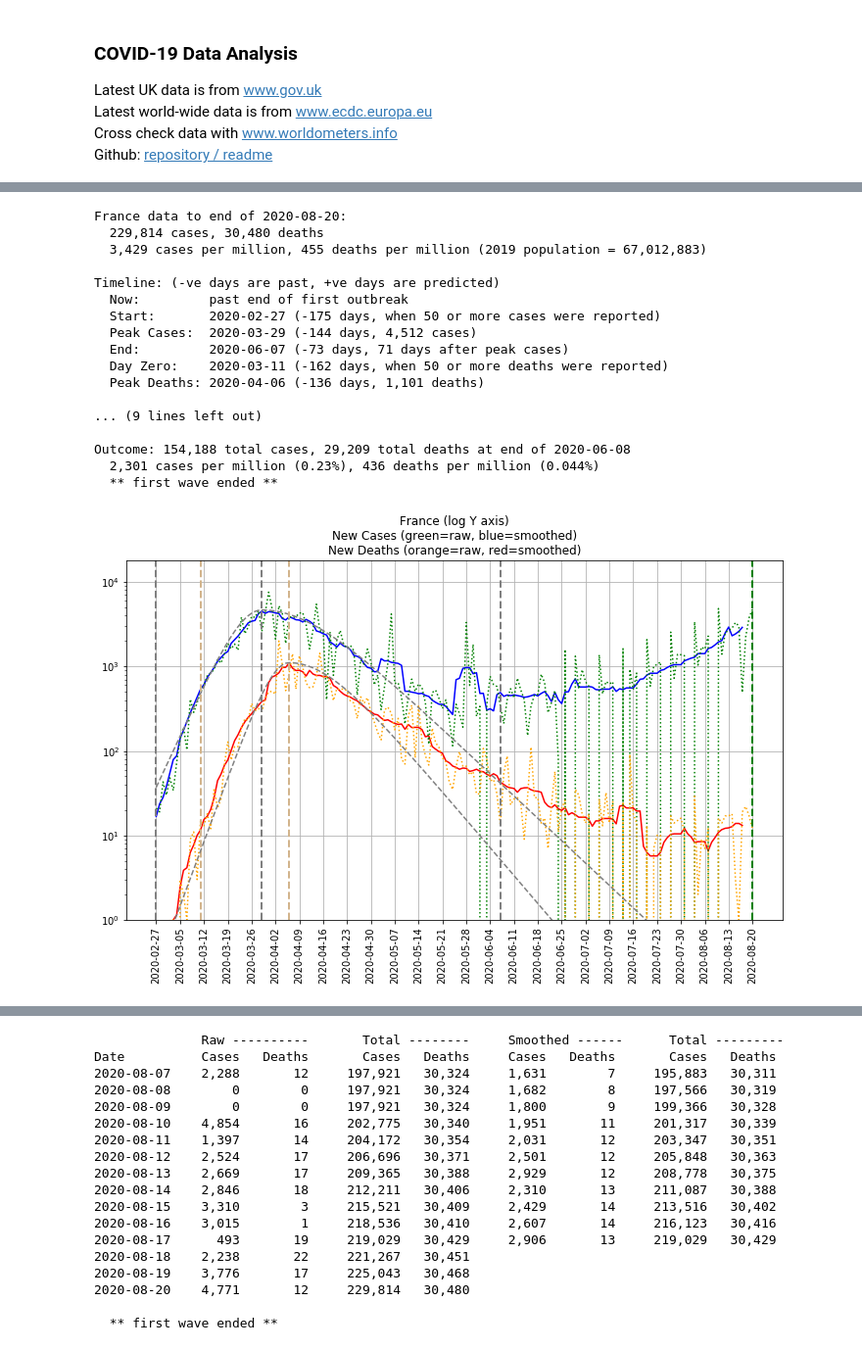
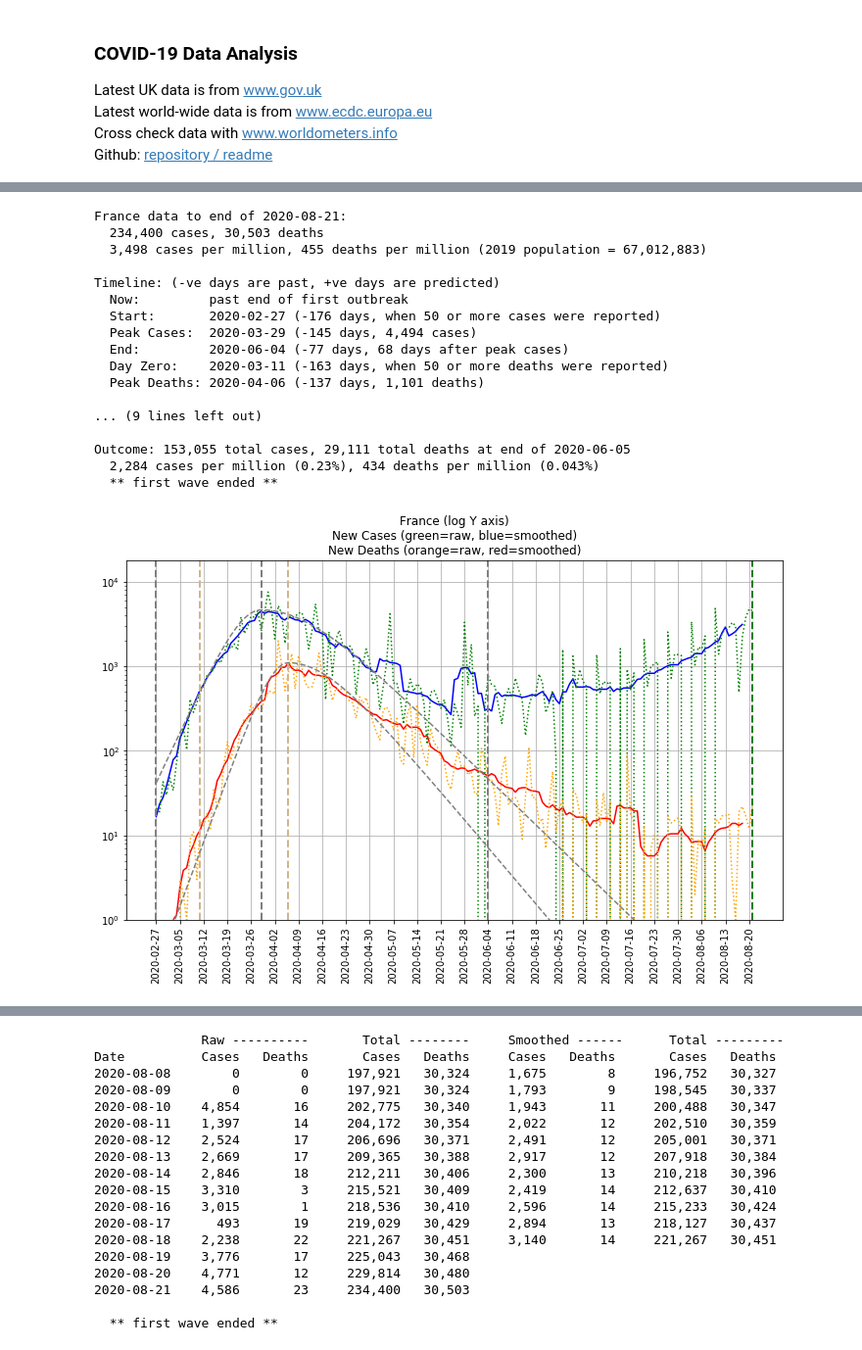
Before and after one commit to TonyM1958/covid19, a Jupyter notebook: eu.ipynb, the cells around one changed output, grey strips where cells are left out. Shown at 98% size. Saved outputs shown, nothing was run; the diff lists cells and outputs as text; code cells hidden in the pictures.

```diff
--- a/eu.ipynb
+++ b/eu.ipynb
@@ -170,23 +170,23 @@ Date          Cases   Deaths       Cases   Deaths     Cases   Deaths       Cases
 
   ** first wave ended **
 # %%
-covid.Region(geoId='FR', dilation=2.3, d_cases=2.3).analyse()
+covid.Region(geoId='FR', dilation=2.3, d_cases=2.2).analyse()
 # %% [output]
-France data to end of 2020-08-20:
-  229,814 cases, 30,480 deaths
-  3,429 cases per million, 455 deaths per million (2019 population = 67,012,883)
+France data to end of 2020-08-21:
+  234,400 cases, 30,503 deaths
+  3,498 cases per million, 455 deaths per million (2019 population = 67,012,883)
 
 Timeline: (-ve days are past, +ve days are predicted)
   Now:         past end of first outbreak
-  Start:       2020-02-27 (-175 days, when 50 or more cases were reported)
-  Peak Cases:  2020-03-29 (-144 days, 4,512 cases)
-  End:         2020-06-07 (-73 days, 71 days after peak cases)
-  Day Zero:    2020-03-11 (-162 days, when 50 or more deaths were reported)
-  Peak Deaths: 2020-04-06 (-136 days, 1,101 deaths)
+  Start:       2020-02-27 (-176 days, when 50 or more cases were reported)
+  Peak Cases:  2020-03-29 (-145 days, 4,494 cases)
+  End:         2020-06-04 (-77 days, 68 days after peak cases)
+  Day Zero:    2020-03-11 (-163 days, when 50 or more deaths were reported)
+  Peak Deaths: 2020-04-06 (-137 days, 1,101 deaths)
 
 ... (9 lines left out)
 
-Outcome: 154,188 total cases, 29,209 total deaths at end of 2020-06-08
-  2,301 cases per million (0.23%), 436 deaths per million (0.044%)
+Outcome: 153,055 total cases, 29,111 total deaths at end of 2020-06-05
+  2,284 cases per million (0.23%), 434 deaths per million (0.043%)
   ** first wave ended **
-[figure, old version]
+[figure, new version]
@@ -194,19 +194,19 @@ Outcome: 154,188 total cases, 29,209 total deaths at end of 2020-06-08
               Raw ----------       Total --------     Smoothed ------      Total ---------
 Date          Cases   Deaths       Cases   Deaths     Cases   Deaths       Cases   Deaths
-2020-08-07    2,288       12     197,921   30,324     1,631        7     195,883   30,311
-2020-08-08        0        0     197,921   30,324     1,682        8     197,566   30,319
-2020-08-09        0        0     197,921   30,324     1,800        9     199,366   30,328
-2020-08-10    4,854       16     202,775   30,340     1,951       11     201,317   30,339
-2020-08-11    1,397       14     204,172   30,354     2,031       12     203,347   30,351
-2020-08-12    2,524       17     206,696   30,371     2,501       12     205,848   30,363
-2020-08-13    2,669       17     209,365   30,388     2,929       12     208,778   30,375
-2020-08-14    2,846       18     212,211   30,406     2,310       13     211,087   30,388
-2020-08-15    3,310        3     215,521   30,409     2,429       14     213,516   30,402
-2020-08-16    3,015        1     218,536   30,410     2,607       14     216,123   30,416
-2020-08-17      493       19     219,029   30,429     2,906       13     219,029   30,429
-2020-08-18    2,238       22     221,267   30,451
+2020-08-08        0        0     197,921   30,324     1,675        8     196,752   30,327
+2020-08-09        0        0     197,921   30,324     1,793        9     198,545   30,337
+2020-08-10    4,854       16     202,775   30,340     1,943       11     200,488   30,347
+2020-08-11    1,397       14     204,172   30,354     2,022       12     202,510   30,359
+2020-08-12    2,524       17     206,696   30,371     2,491       12     205,001   30,371
+2020-08-13    2,669       17     209,365   30,388     2,917       12     207,918   30,384
+2020-08-14    2,846       18     212,211   30,406     2,300       13     210,218   30,396
+2020-08-15    3,310        3     215,521   30,409     2,419       14     212,637   30,410
+2020-08-16    3,015        1     218,536   30,410     2,596       14     215,233   30,424
+2020-08-17      493       19     219,029   30,429     2,894       13     218,127   30,437
+2020-08-18    2,238       22     221,267   30,451     3,140       14     221,267   30,451
 2020-08-19    3,776       17     225,043   30,468
 2020-08-20    4,771       12     229,814   30,480
+2020-08-21    4,586       23     234,400   30,503
 
   ** first wave ended **
 # %%
```
Also changed, not shown: parts of 8 cells of this notebook, 2 other files.
